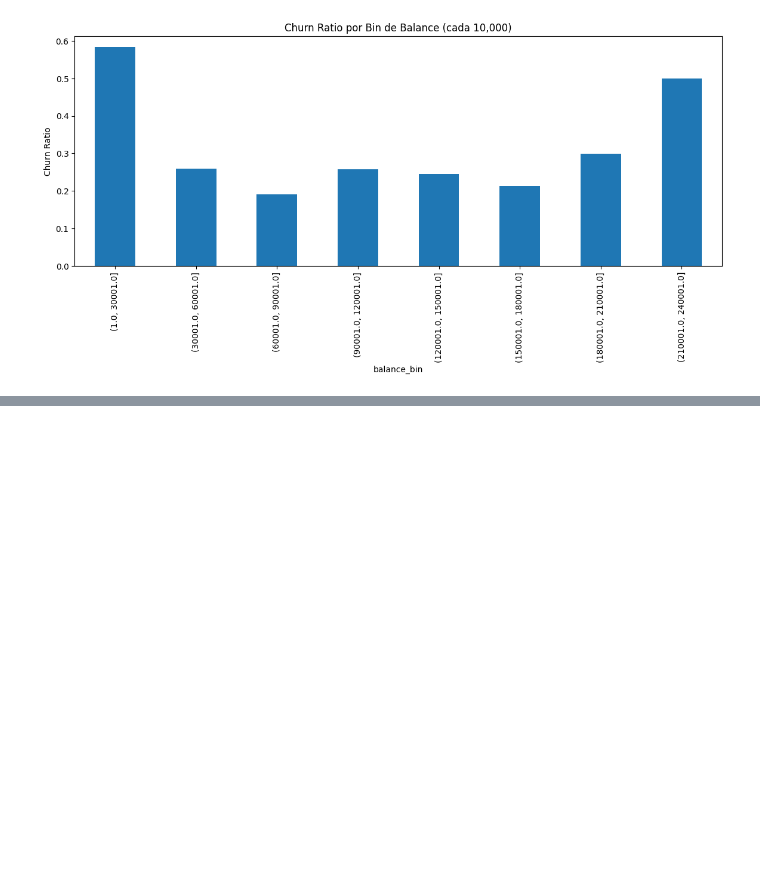
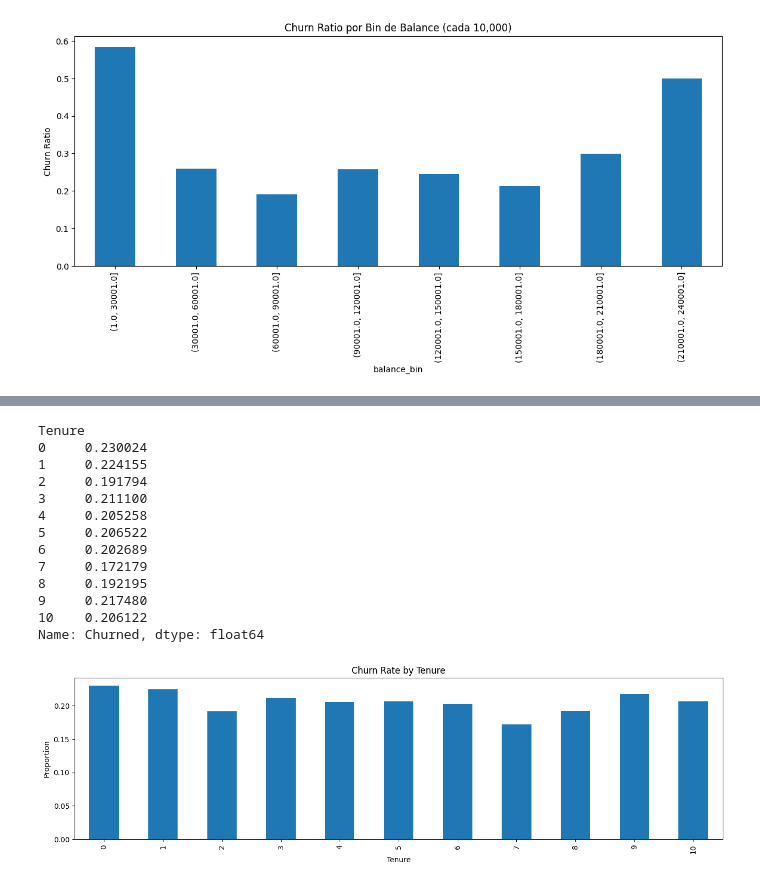
Before and after one commit to MarcHumet/customer_churn_analysis, a Jupyter notebook: customer_churn_eda.ipynb, the cells around one changed output, grey strips where cells are left out. Saved outputs shown, nothing was run; the diff lists cells and outputs as text; code cells hidden in the pictures; blank space fills up the shorter version.

```diff
--- a/customer_churn_eda.ipynb
+++ b/customer_churn_eda.ipynb
@@ -404,0 +439,27 @@ Name: Churned, dtype: float64
+# %%
+# Example: Calculate churn rate by a group column (e.g., 'Gender')
+group_col = "Tenure"  # e.g., "Gender", "Contract", etc.
+churn_col = "Churned"     # Update if your churn column has a different name
+
+churn_rate = df.groupby(group_col)[churn_col].apply(lambda x: (x == 1).sum() / x.count())
+print(churn_rate)
+
+churn_rate.plot(kind='bar', stacked=True, figsize=(16,4))
+plt.title(f'Churn Rate by {group_col}')
+plt.ylabel('Proportion')
+plt.show()
+# %% [output]
+Tenure
+0     0.230024
+1     0.224155
+2     0.191794
+3     0.211100
+4     0.205258
+5     0.206522
+6     0.202689
+7     0.172179
+8     0.192195
+9     0.217480
+10    0.206122
+Name: Churned, dtype: float64
+[figure, added]
```
Also changed, not shown: parts of 10 cells of this notebook.
